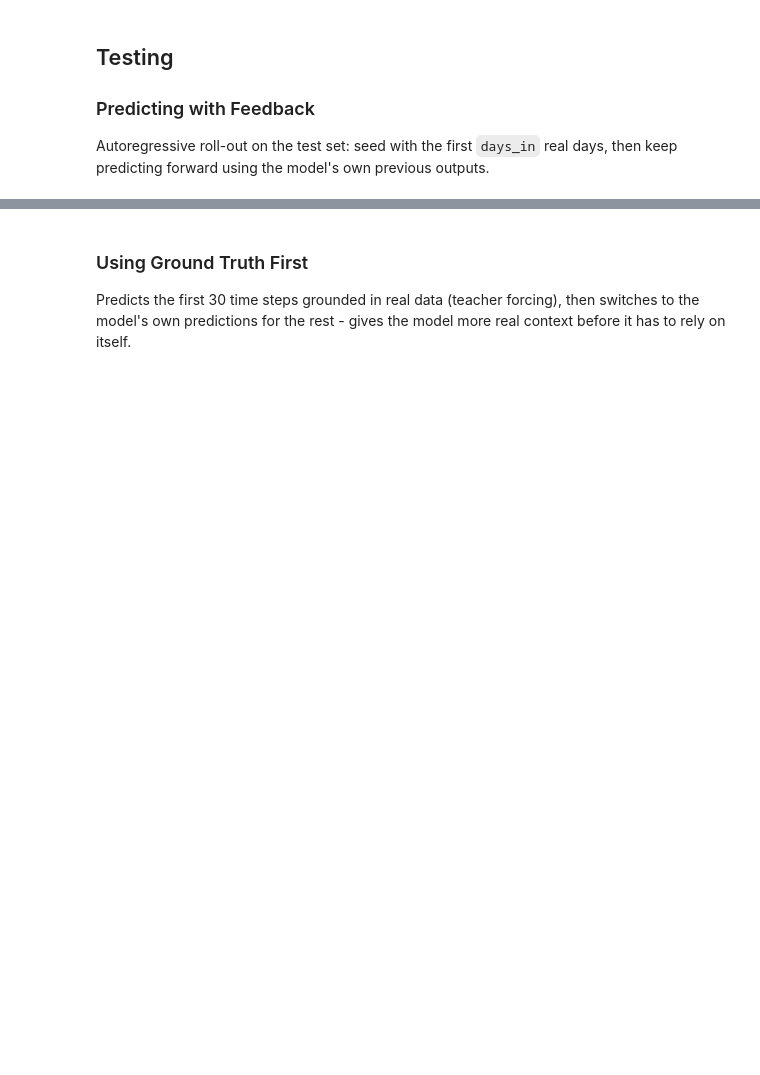
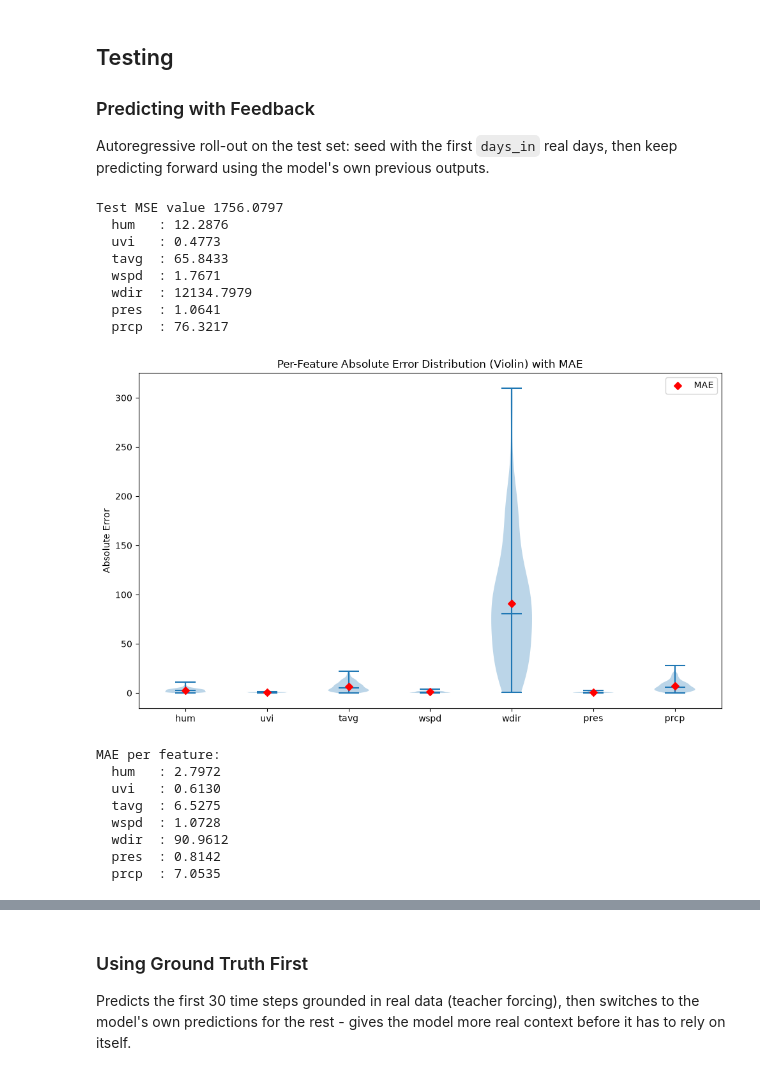
Before and after one commit to BWSI-Quantum-Software-2026/Quantum-Enhanced-CO2-Classification, a Jupyter notebook: notebooks/weather_rnn.ipynb, the cells around one changed output, grey strips where cells are left out. Saved outputs shown, nothing was run; the diff lists cells and outputs as text; code cells hidden in the pictures; blank space fills up the shorter version.

Commit message:
violin graphs

```diff
--- a/notebooks/weather_rnn.ipynb
+++ b/notebooks/weather_rnn.ipynb
@@ -239,11 +247,54 @@ un_norm_data = un_norm_data[days_in:]
 # %%
 test_mse = (un_norm_data - un_norm_predictions).pow(2).mean().item()
 print("Test MSE value %.4f" % test_mse)
 
 # Per-feature MSE is more informative since the features are on very different scales
 per_feature_mse = (un_norm_data - un_norm_predictions).pow(2).mean(dim=0)
 for name, val in zip(FEATURE_COLUMNS, per_feature_mse.tolist()):
     print(f"  {name:6s}: {val:.4f}")
+
+
+abs_errors = (un_norm_data - un_norm_predictions).abs()  # [n_days, n_features]
+mae_per_feature = abs_errors.mean(dim=0)
+
+fig, ax = plt.subplots(figsize=(10, 6))
+
+violin_data = [abs_errors[:, i].numpy() for i in range(len(FEATURE_COLUMNS))]
+positions = np.arange(1, len(FEATURE_COLUMNS) + 1)
+
+parts = ax.violinplot(violin_data, positions=positions, showmeans=False, showmedians=True)
+
+ax.scatter(positions, mae_per_feature.numpy(), color="red", zorder=3, label="MAE", marker="D")
+
+ax.set_xticks(positions)
+ax.set_xticklabels(FEATURE_COLUMNS)
+ax.set_ylabel("Absolute Error")
+ax.set_title("Per-Feature Absolute Error Distribution (Violin) with MAE")
+ax.legend()
+plt.tight_layout()
+plt.show()
+
+print("MAE per feature:")
+for name, val in zip(FEATURE_COLUMNS, mae_per_feature.tolist()):
+    print(f"  {name:6s}: {val:.4f}")
+# %% [output]
+Test MSE value 1756.0797
+  hum   : 12.2876
+  uvi   : 0.4773
+  tavg  : 65.8433
+  wspd  : 1.7671
+  wdir  : 12134.7979
+  pres  : 1.0641
+  prcp  : 76.3217
+[figure, added]
+MAE per feature:
+  hum   : 2.7972
+  uvi   : 0.6130
+  tavg  : 6.5275
+  wspd  : 1.0728
+  wdir  : 90.9612
+  pres  : 0.8142
+  prcp  : 7.0535
 # %%
 fig, axes = plt.subplots(len(FEATURE_COLUMNS), 1, figsize=(10, 2.5 * len(FEATURE_COLUMNS)), sharex=True)
 
```
Also changed, not shown: parts of 6 cells of this notebook, 2 other files.
